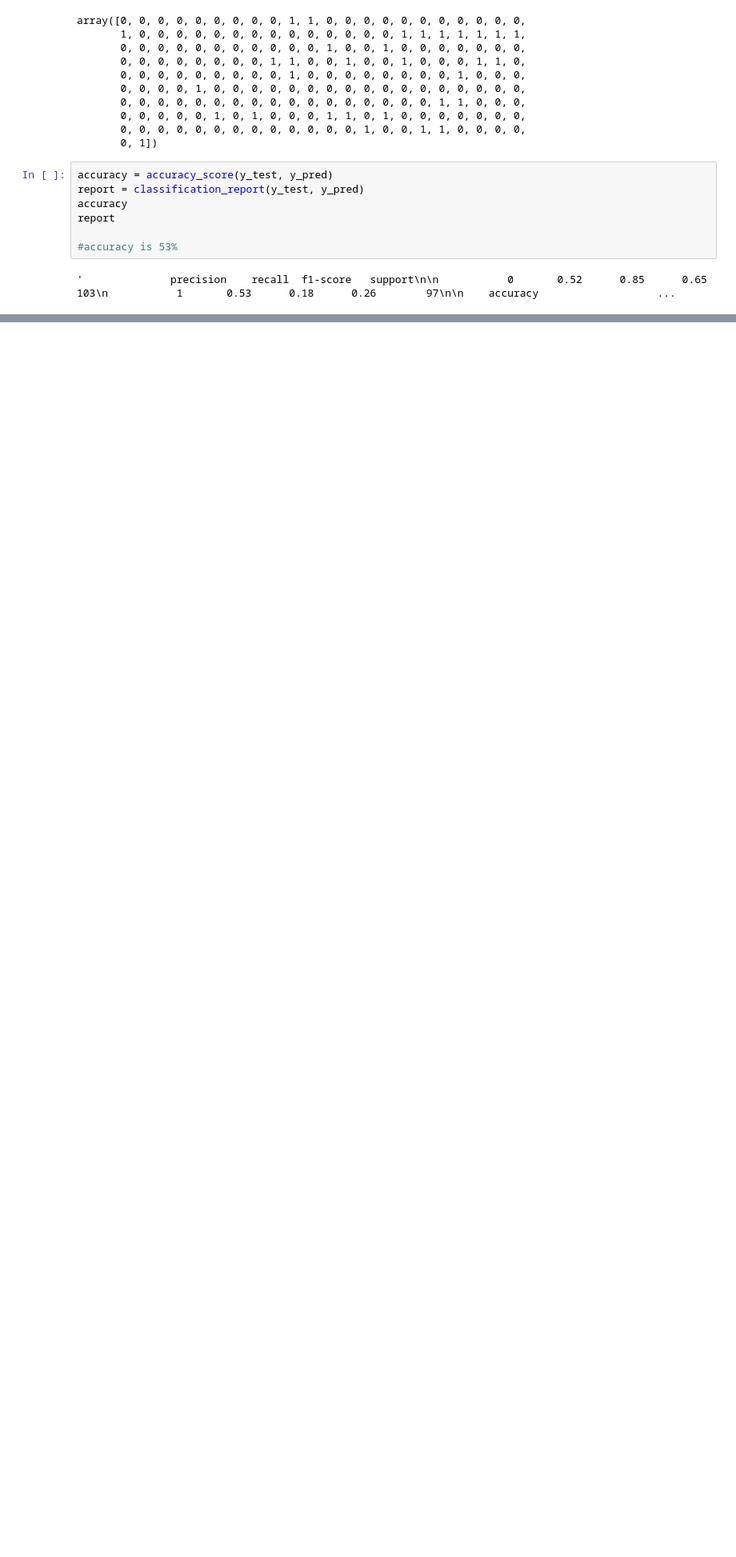
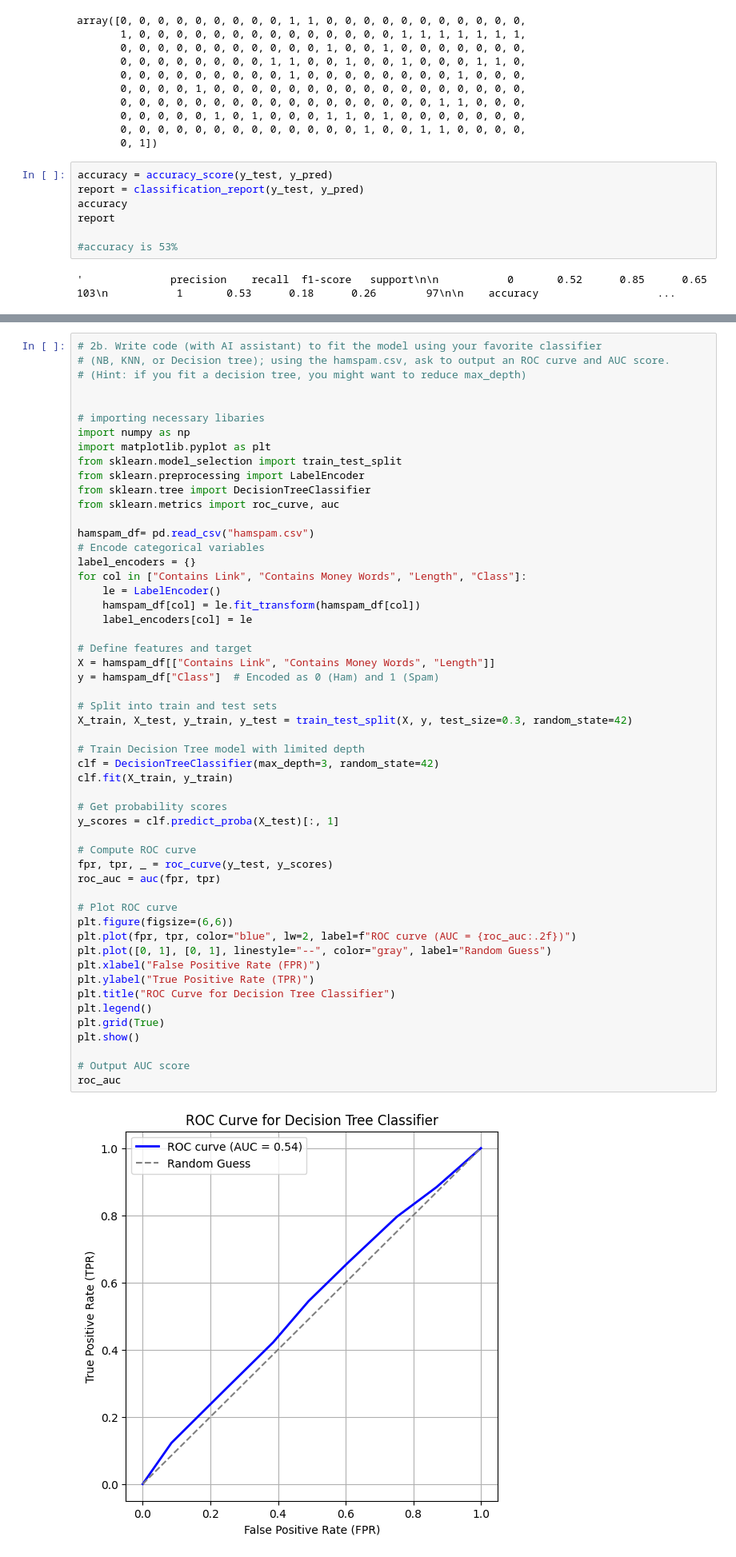
Before and after one commit to rushali09/IS-733, a Jupyter notebook: HW_2.ipynb, the cells around one changed output, grey strips where cells are left out. Shown at 80% size. Drawn from its saved outputs; the diff is of its cells as text; blank space fills up the shorter version.

```diff
--- a/HW_2.ipynb
+++ b/HW_2.ipynb
@@ -123,0 +222,55 @@ report
+# %%
+# 2b. Write code (with AI assistant) to fit the model using your favorite classifier
+# (NB, KNN, or Decision tree); using the hamspam.csv, ask to output an ROC curve and AUC score.
+# (Hint: if you fit a decision tree, you might want to reduce max_depth)
+
+
+# importing necessary libaries
+import numpy as np
+import matplotlib.pyplot as plt
+from sklearn.model_selection import train_test_split
+from sklearn.preprocessing import LabelEncoder
+from sklearn.tree import DecisionTreeClassifier
+from sklearn.metrics import roc_curve, auc
+
+hamspam_df= pd.read_csv("hamspam.csv")
+# Encode categorical variables
+label_encoders = {}
+for col in ["Contains Link", "Contains Money Words", "Length", "Class"]:
+    le = LabelEncoder()
+    hamspam_df[col] = le.fit_transform(hamspam_df[col])
+    label_encoders[col] = le
+
+# Define features and target
+X = hamspam_df[["Contains Link", "Contains Money Words", "Length"]]
+y = hamspam_df["Class"]  # Encoded as 0 (Ham) and 1 (Spam)
+
+# Split into train and test sets
+X_train, X_test, y_train, y_test = train_test_split(X, y, test_size=0.3, random_state=42)
+
+# Train Decision Tree model with limited depth
+clf = DecisionTreeClassifier(max_depth=3, random_state=42)
+clf.fit(X_train, y_train)
+
+# Get probability scores
+y_scores = clf.predict_proba(X_test)[:, 1]
+
+# Compute ROC curve
+fpr, tpr, _ = roc_curve(y_test, y_scores)
+roc_auc = auc(fpr, tpr)
+
+# Plot ROC curve
+plt.figure(figsize=(6,6))
+plt.plot(fpr, tpr, color="blue", lw=2, label=f"ROC curve (AUC = {roc_auc:.2f})")
+plt.plot([0, 1], [0, 1], linestyle="--", color="gray", label="Random Guess")
+plt.xlabel("False Positive Rate (FPR)")
+plt.ylabel("True Positive Rate (TPR)")
+plt.title("ROC Curve for Decision Tree Classifier")
+plt.legend()
+plt.grid(True)
+plt.show()
+
+# Output AUC score
+roc_auc
+# %% [output]
+[figure, added]
```
Also changed, not shown: parts of 4 cells of this notebook, 1 other file.
